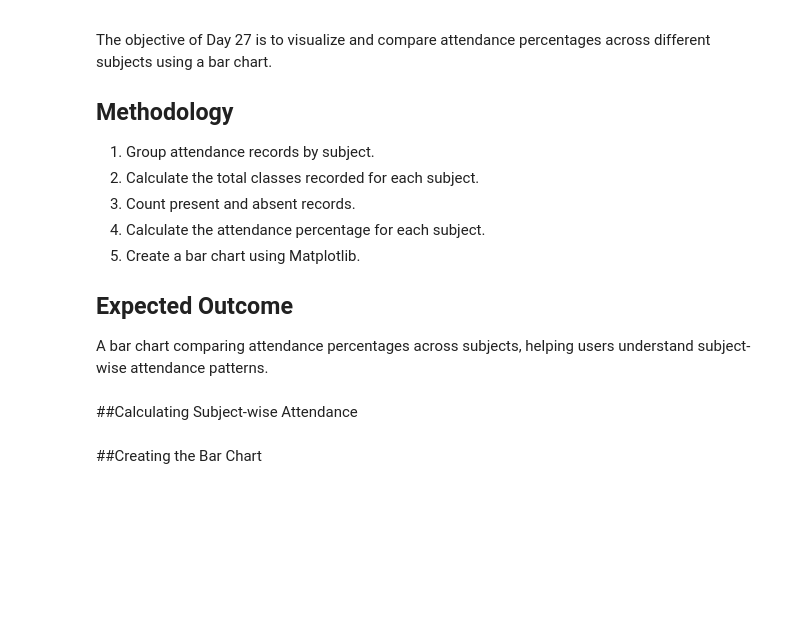
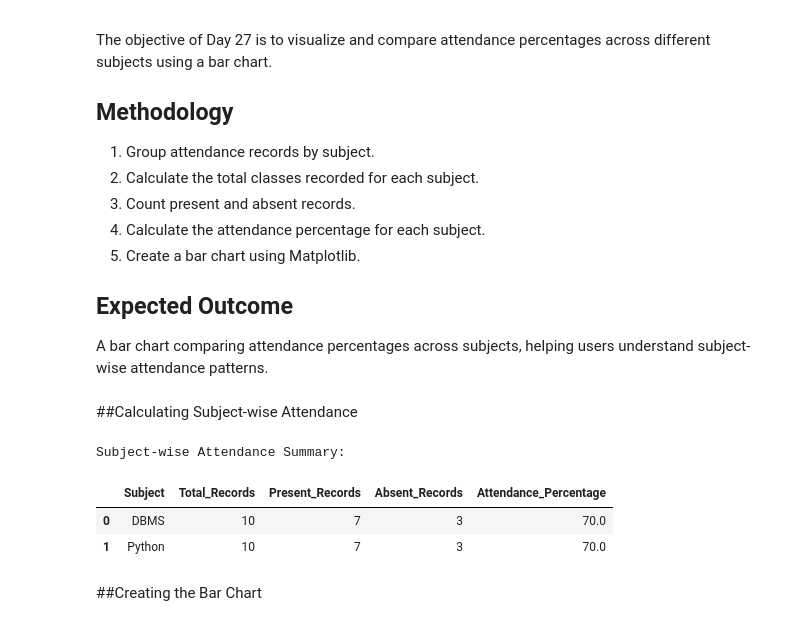
Before and after one commit to puja-200627/YBI_INTERNSHIP_PROJECTS, a Jupyter notebook: STUDENT_ATTENDANCE_MANAGEMENT_SYSTEM.ipynb, the cells around one changed output. Saved outputs shown, nothing was run; the diff lists cells and outputs as text; code cells hidden in the pictures; blank space fills up the shorter version.

```diff
--- a/STUDENT_ATTENDANCE_MANAGEMENT_SYSTEM.ipynb
+++ b/STUDENT_ATTENDANCE_MANAGEMENT_SYSTEM.ipynb
@@ -2700,22 +2848,27 @@ A bar chart comparing attendance percentages across subjects, helping users unde
 # %%
 import pandas as pd
 import matplotlib.pyplot as plt
 
 # Calculate subject-wise attendance
-subject_summary = attendance_data.groupby("Subject").agg(
+subject_summary = attendance.groupby("Subject").agg(
     Total_Records=("Status", "count"),
     Present_Records=("Status", lambda x: (x == "Present").sum()),
     Absent_Records=("Status", lambda x: (x == "Absent").sum())
 ).reset_index()
 
 # Calculate attendance percentage
 subject_summary["Attendance_Percentage"] = (
     subject_summary["Present_Records"]
     / subject_summary["Total_Records"] * 100
 ).round(2)
 
 print("Subject-wise Attendance Summary:")
 display(subject_summary)
+# %% [output]
+Subject-wise Attendance Summary:
+|  | Subject | Total_Records | Present_Records | Absent_Records | Attendance_Percentage |
+| 0 | DBMS | 10 | 7 | 3 | 70.0 |
+| 1 | Python | 10 | 7 | 3 | 70.0 |
 # %% [markdown]
 ##Creating the Bar Chart
 # %%
```
Also changed, not shown: parts of 15 cells of this notebook.
